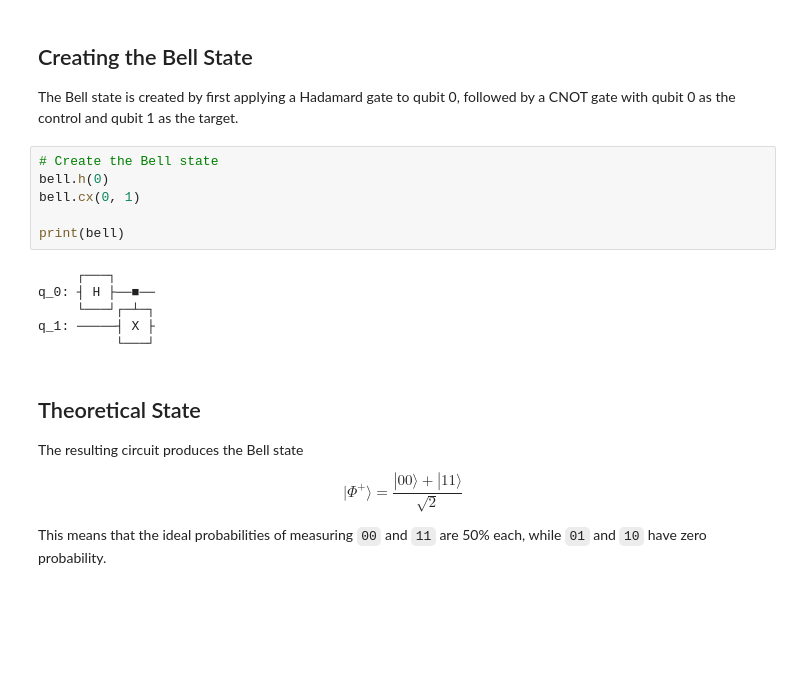
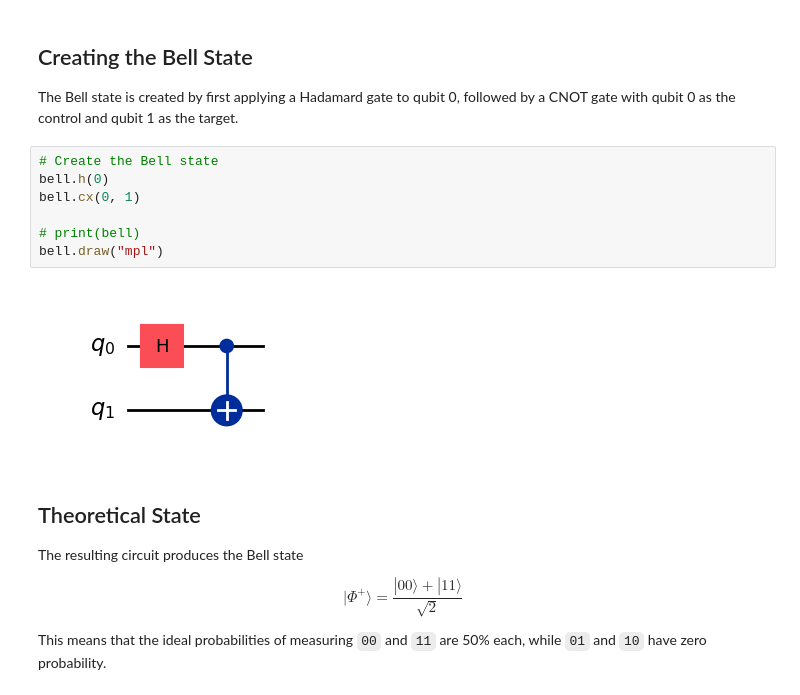
Before and after one commit to Luzaryal/qiskit-quantum-circuits, a Jupyter notebook: 01_quantum_entanglement.ipynb, the cells around one changed output. Drawn from its saved outputs; the diff is of its cells as text; blank space fills up the shorter version.

```diff
--- a/01_quantum_entanglement.ipynb
+++ b/01_quantum_entanglement.ipynb
@@ -27,15 +27,12 @@ followed by a CNOT gate with qubit 0 as the control and qubit 1 as the target.
 # %%
 # Create the Bell state
 bell.h(0)
 bell.cx(0, 1)
 
-print(bell)
+# print(bell)
+bell.draw("mpl")
 # %% [output]
-     ┌───┐
-q_0: ┤ H ├──■──
-     └───┘┌─┴─┐
-q_1: ─────┤ X ├
-          └───┘
+[figure, added]
 # %% [markdown]
 ## Theoretical State
 
```
Also changed, not shown: parts of 5 cells of this notebook, 1 other file.
